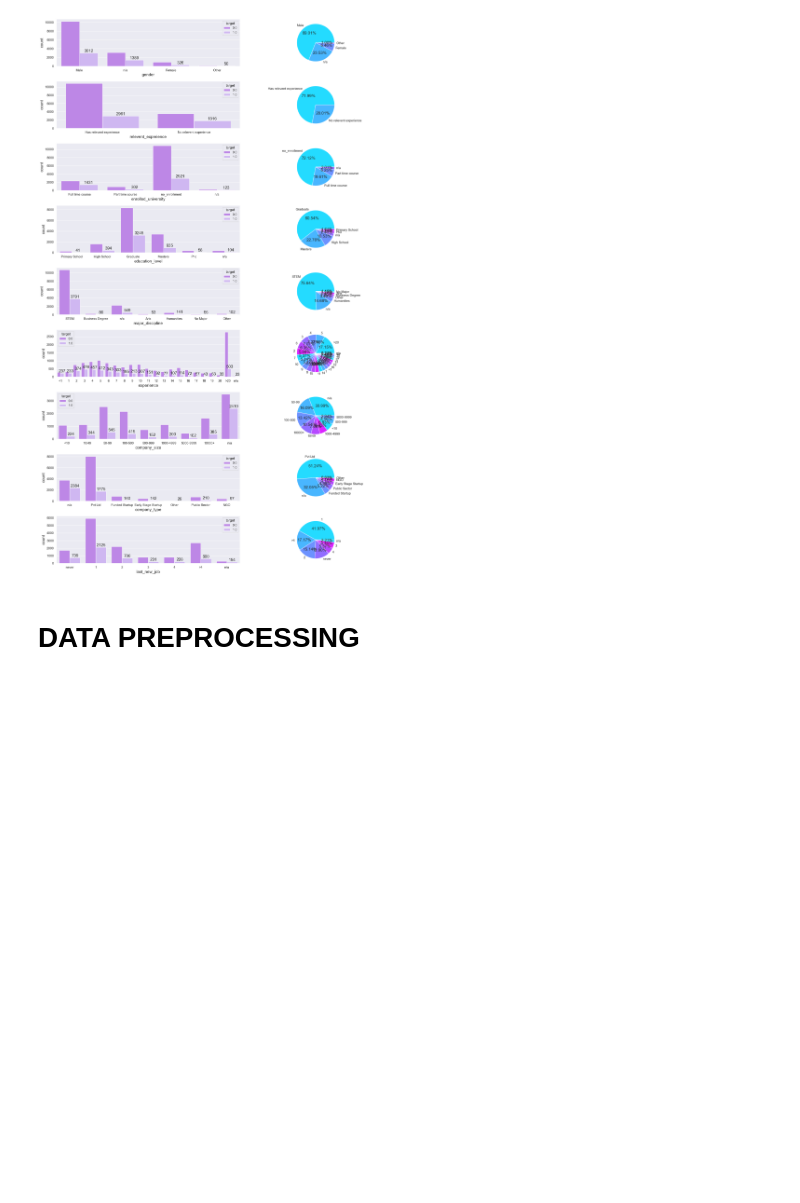
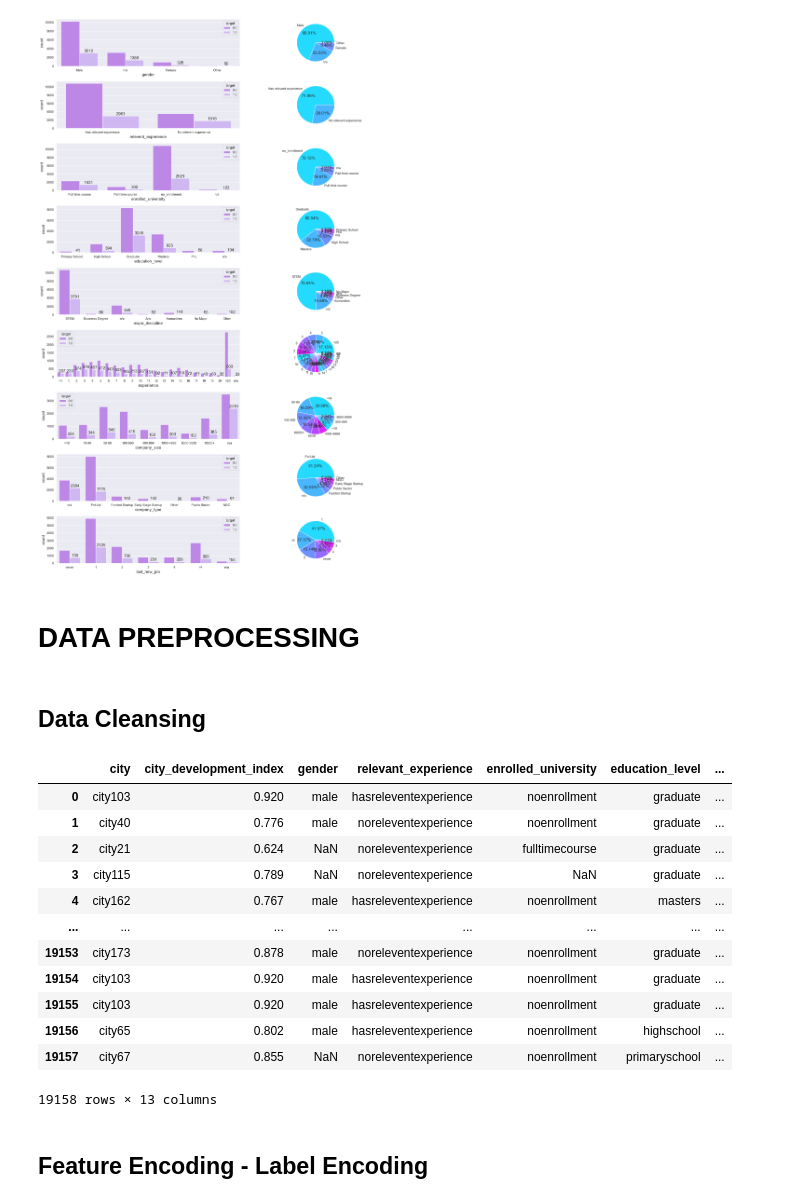
Before and after one commit to mrazakqq/HR-Analytics-Who-Will-Leave-The-Job, a Jupyter notebook: hr-analytics-who-will-leave-the-job.ipynb, the cells around one changed output. Cells and saved outputs as stored; diff of their text form; code cells hidden in the pictures; blank space fills up the shorter version.

Commit message:
feature encoding and handle missing value

```diff
--- a/hr-analytics-who-will-leave-the-job.ipynb
+++ b/hr-analytics-who-will-leave-the-job.ipynb
@@ -457,3 +457,36 @@ plt.tight_layout()
 [figure]
 # %% [markdown]
 # **DATA PREPROCESSING**
+# %% [markdown]
+## **Data Cleansing**
+# %%
+dataPre = data.copy()
+dataPre.rename(columns={'relevent_experience': 'relevant_experience'}, inplace=True)
+dataPre.drop(['enrollee_id'], axis=1, inplace=True)
+# %%
+def toCleanString(df, cols):
+  for value in cols:
+    df[value] = df[value].str.replace('_', '').str.replace(' ', '').str.lower()
+  return df
+# %%
+catColumns = [x for x in dataPre.columns if dataPre[x].dtype == 'object']
+dataPre = toCleanString(dataPre, catColumns)
+dataPre.company_size = np.where(dataPre.company_size=='10/49', '10-49', np.where(dataPre.company_size=='10000+', '>10000', dataPre.company_size))
+# %%
+dataPre
+# %% [output]
+|  | city | city_development_index | gender | relevant_experience | enrolled_university | education_level | ... |
+| 0 | city103 | 0.920 | male | hasreleventexperience | noenrollment | graduate | ... |
+| 1 | city40 | 0.776 | male | noreleventexperience | noenrollment | graduate | ... |
+| 2 | city21 | 0.624 | NaN | noreleventexperience | fulltimecourse | graduate | ... |
+| 3 | city115 | 0.789 | NaN | noreleventexperience | NaN | graduate | ... |
+| 4 | city162 | 0.767 | male | hasreleventexperience | noenrollment | masters | ... |
+| ... | ... | ... | ... | ... | ... | ... | ... |
+| 19153 | city173 | 0.878 | male | noreleventexperience | noenrollment | graduate | ... |
+| 19154 | city103 | 0.920 | male | hasreleventexperience | noenrollment | graduate | ... |
+| 19155 | city103 | 0.920 | male | hasreleventexperience | noenrollment | graduate | ... |
+| 19156 | city65 | 0.802 | male | hasreleventexperience | noenrollment | highschool | ... |
+| 19157 | city67 | 0.855 | NaN | noreleventexperience | noenrollment | primaryschool | ... |
+19158 rows × 13 columns
+# %% [markdown]
+## **Feature Encoding - Label Encoding**
```
Also changed, not shown: parts of 11 cells of this notebook.
